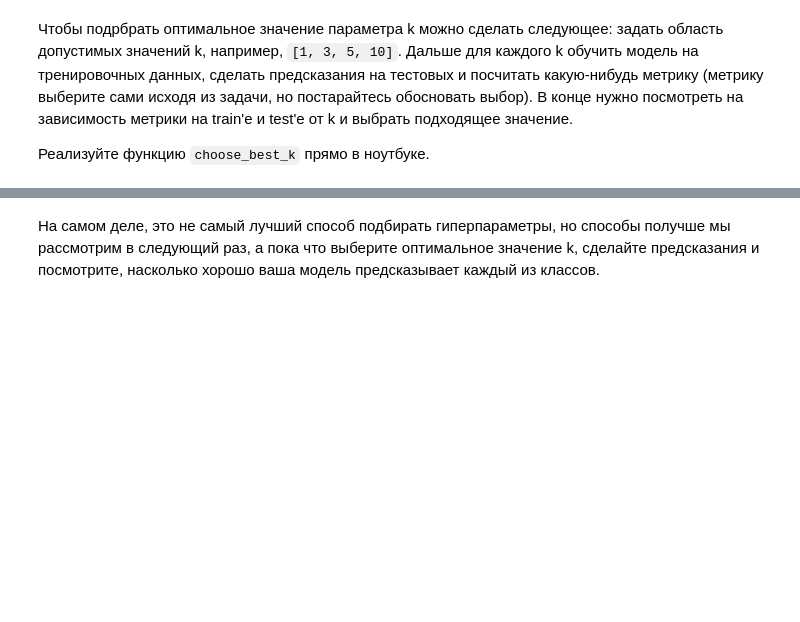
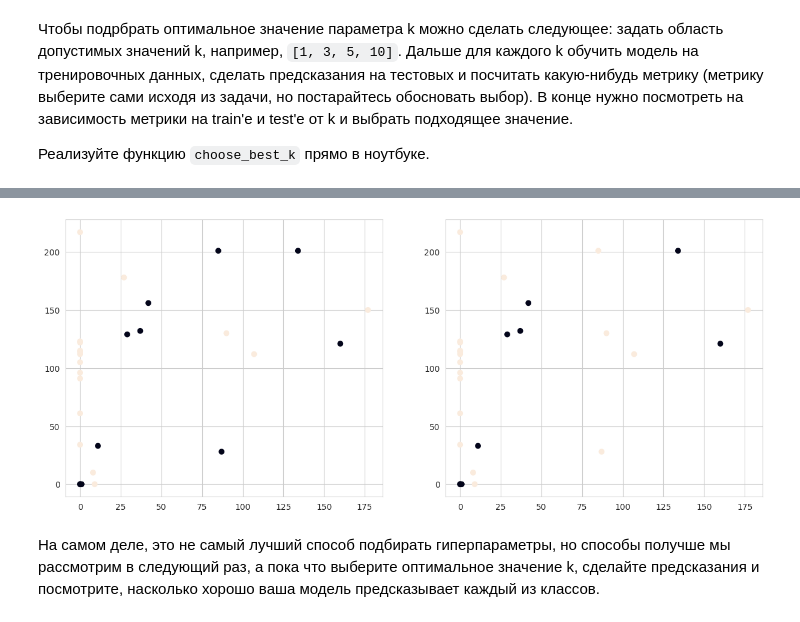
Before and after one commit to grishchenkoira/BI-ml-2024-homeworks, a Jupyter notebook: HW1/KNN.ipynb, the cells around one changed output, grey strips where cells are left out. Drawn from its saved outputs; the diff is of its cells as text; code cells hidden in the pictures; blank space fills up the shorter version.

```diff
--- a/HW1/KNN.ipynb
+++ b/HW1/KNN.ipynb
@@ -253,3 +305,13 @@ plt.ylabel("YOUR METRIC");
+# %%
+knn_classifier = KNNClassifier(k=100)
+knn_classifier.fit(binary_train_X, binary_train_y)
+prediction_test = knn_classifier.predict(binary_test_X)
+
+fig, axes = plt.subplots(1, 2, figsize=(15, 6))
+axes[0].scatter(binary_test_X[:,9],binary_test_X[:,10], c = binary_test_y)
+axes[1].scatter(binary_test_X[:,9],binary_test_X[:,10], c = prediction_test);
+# %% [output]
+[figure, added]
 # %% [markdown]
 На самом деле, это не самый лучший способ подбирать гиперпараметры, но способы получше мы рассмотрим в следующий раз, а пока что выберите оптимальное значение k, сделайте предсказания и посмотрите, насколько хорошо ваша модель предсказывает каждый из классов.
 # %% [markdown]
```
Also changed, not shown: parts of 32 cells of this notebook.
